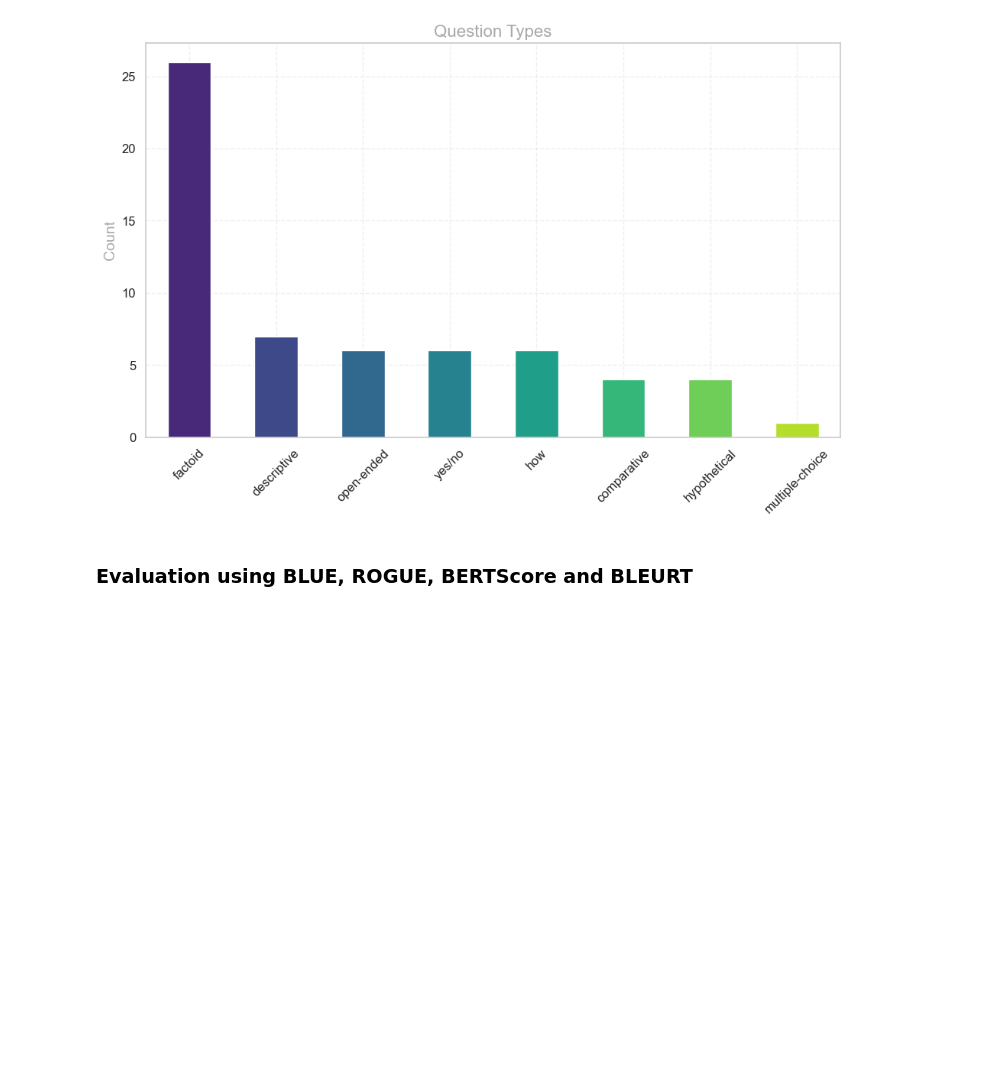
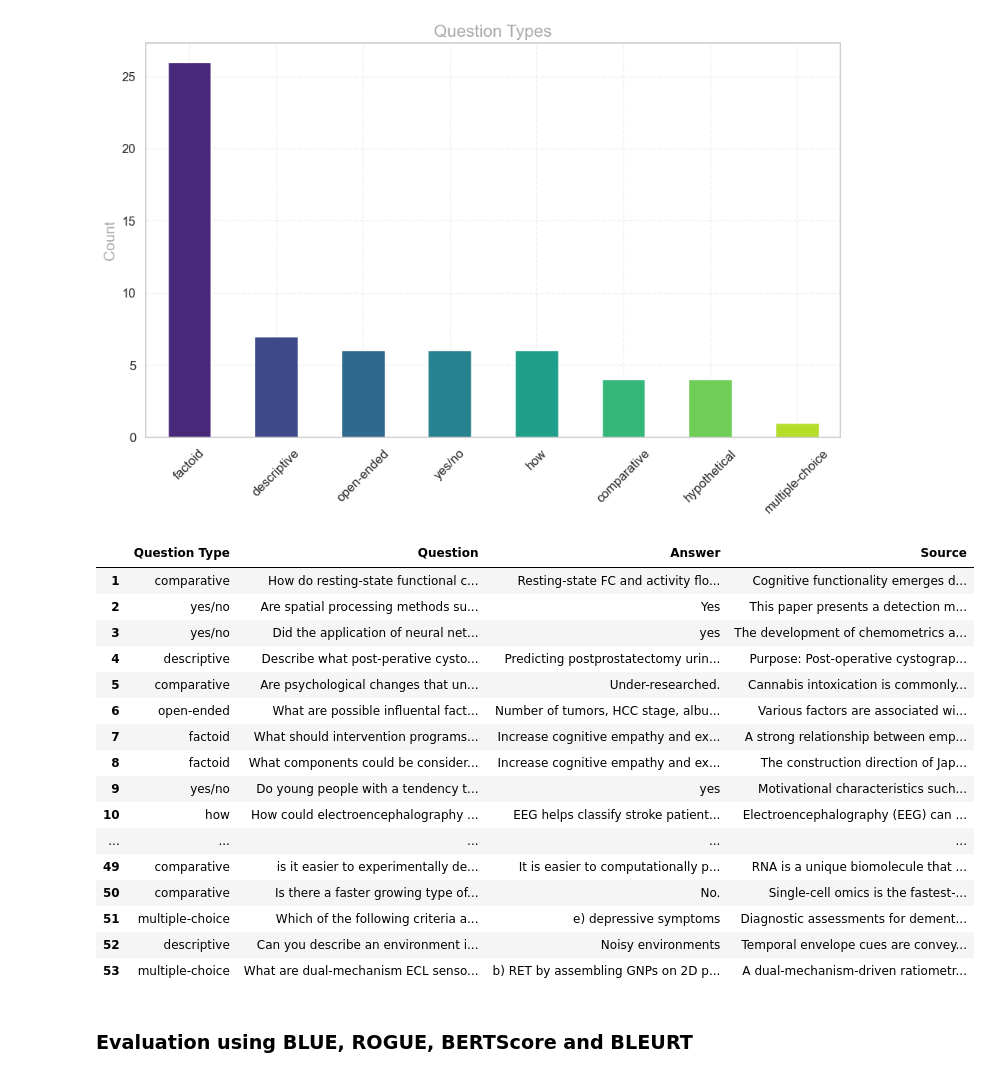
Before and after one commit to KennyLoRI/pubMedNLP, a Jupyter notebook: kedronlp/notebooks/Evaluation.ipynb, the cells around one changed output. Saved outputs shown, nothing was run; the diff lists cells and outputs as text; code cells hidden in the pictures; blank space fills up the shorter version.

Commit message:
Added and formatted questions dataset from Kenneth for Evaluation

```diff
--- a/kedronlp/notebooks/Evaluation.ipynb
+++ b/kedronlp/notebooks/Evaluation.ipynb
@@ -122,6 +122,55 @@ plt.savefig("question_types.png", transparent=True)
 plt.show()
 # %% [output]
 [figure]
+# %%
+df_kenneth = pd.read_excel("questions_kenneth.xlsx")
+df_kenneth = df_kenneth.fillna("")
+df_kenneth.drop(
+    columns=[
+        "combined_doc",
+        "question_text",
+        "part_prompt",
+        "full_prompt",
+        "generated_answer",
+        "answer_generation_prompt",
+        "notes",
+    ],
+    inplace=True,
+)
+df_kenneth = df_kenneth.rename(
+    columns={
+        "question_type": "Question Type",
+        "generated_answer.1": "Answer",
+        "abstract": "Source",
+        "generated_question": "Question",
+    }
+)
+
+col = df_kenneth.pop("Source")
+df_kenneth["Source"] = col
+
+df.to_csv("Evaluation2.csv", index=False)
+
+df_kenneth.index += 1
+df_kenneth.head(53)
+# %% [output]
+|  | Question Type | Question | Answer | Source |
+| 1 | comparative | How do resting-state functional c... | Resting-state FC and activity flo... | Cognitive functionality emerges d... |
+| 2 | yes/no | Are spatial processing methods su... | Yes | This paper presents a detection m... |
+| 3 | yes/no | Did the application of neural net... | yes | The development of chemometrics a... |
+| 4 | descriptive | Describe what post-perative cysto... | Predicting postprostatectomy urin... | Purpose: Post-operative cystograp... |
+| 5 | comparative | Are psychological changes that un... | Under-researched. | Cannabis intoxication is commonly... |
+| 6 | open-ended | What are possible influental fact... | Number of tumors, HCC stage, albu... | Various factors are associated wi... |
+| 7 | factoid | What should intervention programs... | Increase cognitive empathy and ex... | A strong relationship between emp... |
+| 8 | factoid | What components could be consider... | Increase cognitive empathy and ex... | The construction direction of Jap... |
+| 9 | yes/no | Do young people with a tendency t... | yes | Motivational characteristics such... |
+| 10 | how | How could electroencephalography ... | EEG helps classify stroke patient... | Electroencephalography (EEG) can ... |
+| ... | ... | ... | ... | ... |
+| 49 | comparative | is it easier to experimentally de... | It is easier to computationally p... | RNA is a unique biomolecule that ... |
+| 50 | comparative | Is there a faster growing type of... | No. | Single-cell omics is the fastest-... |
+| 51 | multiple-choice | Which of the following criteria a... | e) depressive symptoms | Diagnostic assessments for dement... |
+| 52 | descriptive | Can you describe an environment i... | Noisy environments | Temporal envelope cues are convey... |
+| 53 | multiple-choice | What are dual-mechanism ECL senso... | b) RET by assembling GNPs on 2D p... | A dual-mechanism-driven ratiometr... |
 # %% [markdown]
 ### Evaluation using BLUE, ROGUE, BERTScore and BLEURT
 # %%
```
Also changed, not shown: 4 other files.
